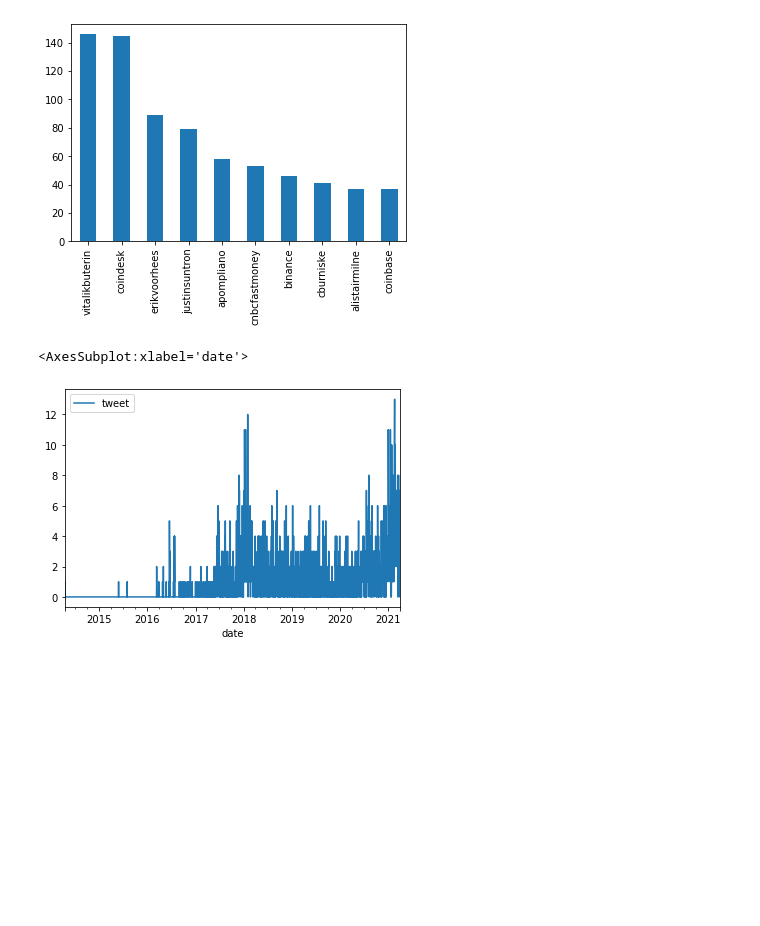
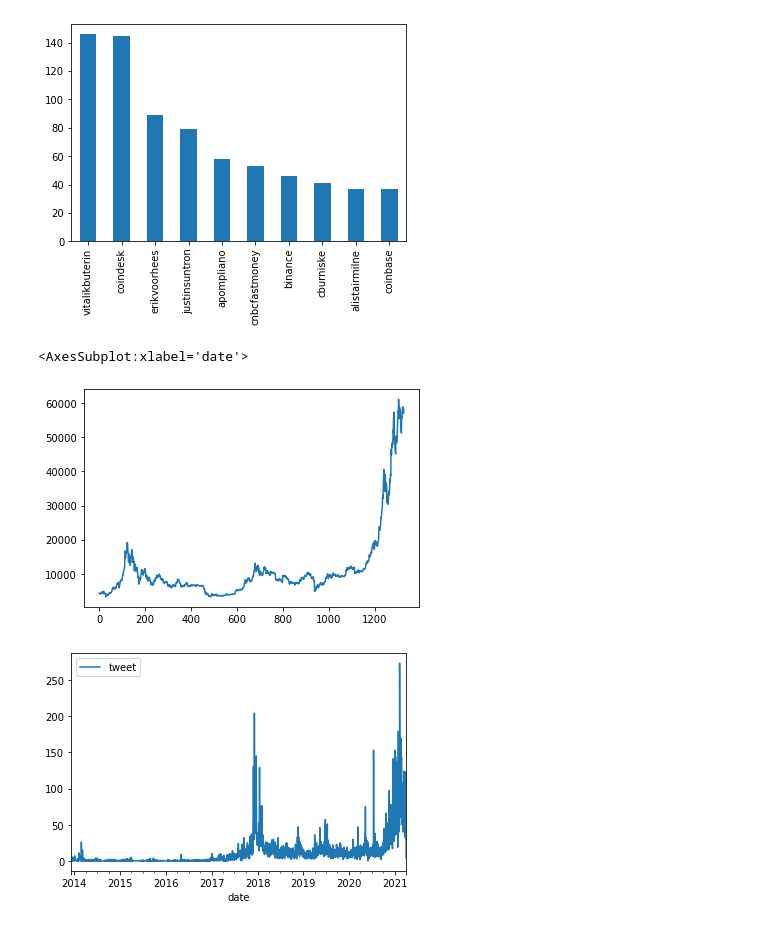
Before and after one commit to dim3003/data-analysis-crypto, a Jupyter notebook: notebooks/gp_notebooks.ipynb, the cells around one changed output. Drawn from its saved outputs; the diff is of its cells as text; code cells hidden in the pictures; blank space fills up the shorter version.

Commit message:
compare tweet btc and btc price

```diff
--- a/notebooks/gp_notebooks.ipynb
+++ b/notebooks/gp_notebooks.ipynb
@@ -22,8 +22,8 @@ btc_file = data_path+"data_BTC.csv"
 tweet_btc = data_path+"bitcoin.json"
 tweet_eth = data_path+"ethereum.json"
 tweet_bnb = data_path+"binance.json"
-df = pd.read_csv(btc_file)
-df
+df_btc = pd.read_csv(btc_file)
+df_btc
 # %% [output]
 |  | Date | Open | High | Low | Close | Volume | CloseTime | QuoteAssetVolume | NumberofTrade | ... |
 | 0 | 1.502928e+09 | 4261.48 | 4485.39 | 4200.74 | 4285.08 | 795.150377 | 1503014399999 | 3.454770e+06 | 3427 | ... |
@@ -169,8 +169,10 @@ eth_df.username.value_counts(sort=True).head(10).plot(kind='bar')
 <AxesSubplot:>
 [figure]
 # %%
-test = eth_df[['date','tweet']].groupby(['date']).count()
+test = btc_df[['date','tweet']].groupby(['date']).count()
+df_btc['Close'].plot()
 test.resample("1D").sum().plot()
 # %% [output]
 <AxesSubplot:xlabel='date'>
-[figure, old version]
+[figure, new version]
+[figure, added]
```
